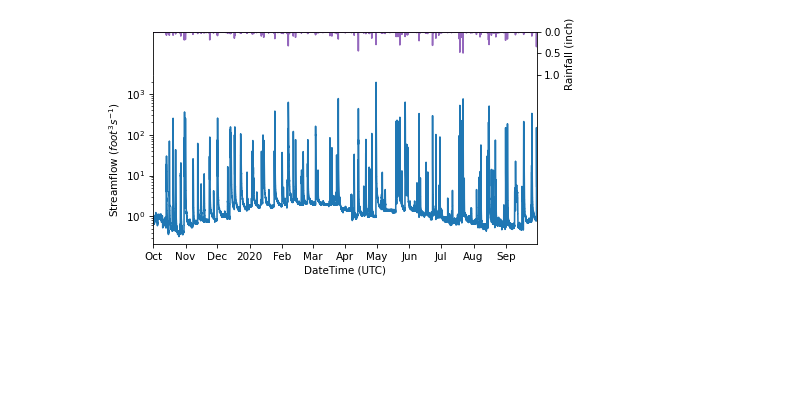
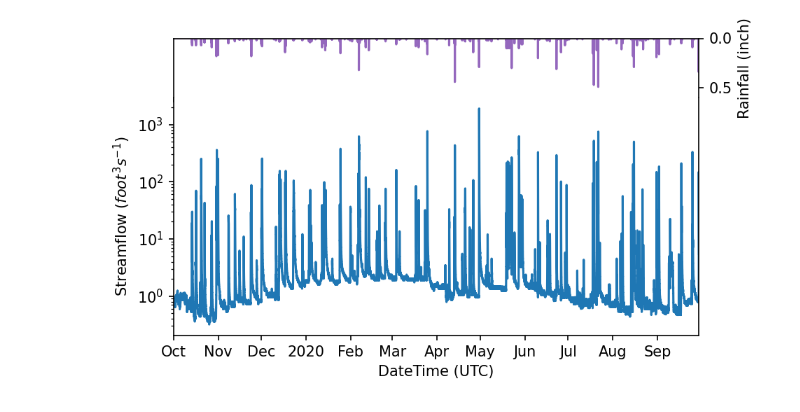
Before and after one commit to jarq6c/little_hope, a Jupyter notebook: evaluations/evaluations.ipynb, the cells around one changed output. Saved outputs shown, nothing was run; the diff lists cells and outputs as text; code cells hidden in the pictures; blank space fills up the shorter version.

Commit message:
complete hydrograph plot

```diff
--- a/evaluations/evaluations.ipynb
+++ b/evaluations/evaluations.ipynb
@@ -27,26 +27,25 @@ rainfall = client.get(
 # %%
 fig, (px, qx) = plt.subplots(ncols=1, nrows=2, figsize=(6.4, 3.6), sharex=True, dpi=75,
     gridspec_kw={"height_ratios": [1, 4], "hspace": 0}
     )
 px.plot(rainfall["value_time"], rainfall["value"], "-", color="C4")
-px.set_ylim(0.0, 1.0)
+px.set_ylim(0.0, np.round(rainfall["value"].max(), 1) + 0.1)
 px.yaxis.set_label_position("right")
 px.yaxis.tick_right()
 px.invert_yaxis()
 px.set_ylabel("Rainfall (inch)")
 
 qx.semilogy(streamflow["value_time"], streamflow["value"], "-", color="C0")
 qx.set_xlim(streamflow["value_time"].min(), streamflow["value_time"].max())
 qx.set_xlabel("DateTime (UTC)")
 qx.set_ylabel("Streamflow ($foot^3 s^{-1}$)")
 
 px.spines[["bottom"]].set_visible(False)
 qx.spines[["top"]].set_visible(False)
 fig.tight_layout()
 fig.canvas.toolbar_position = "top"
 fig.canvas.header_visible = False
-fig.canvas.footer_visible = False
 fig.canvas.resizable = False
 plt.show()
 # %% [output]
-[figure, old version]
+[figure, new version]
```
